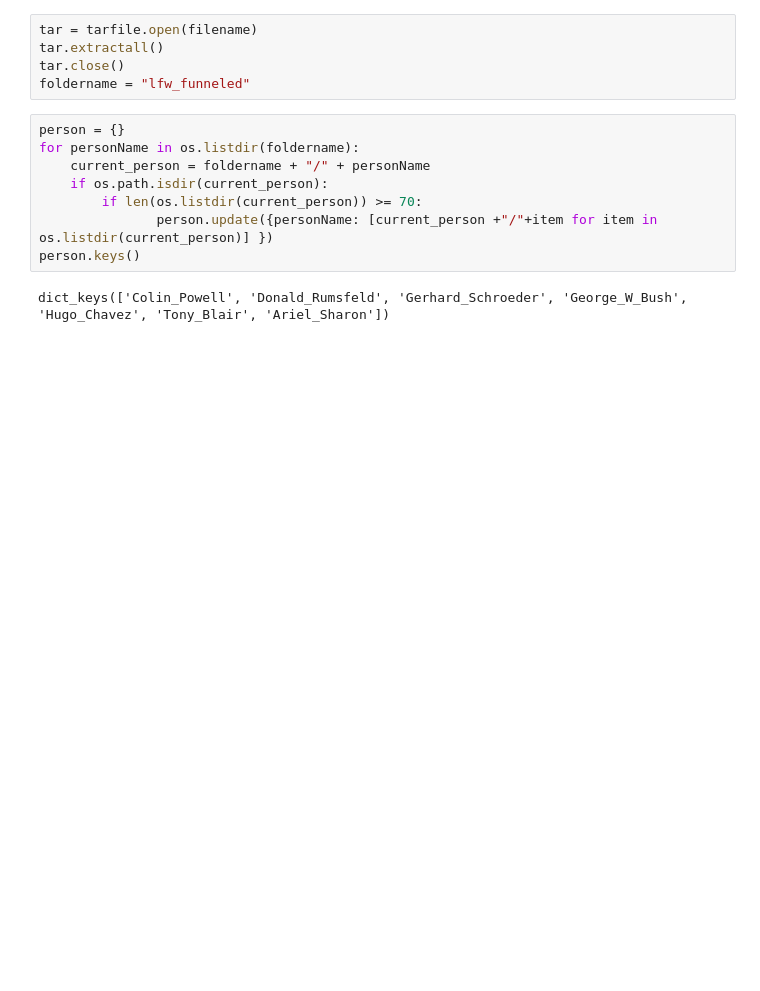
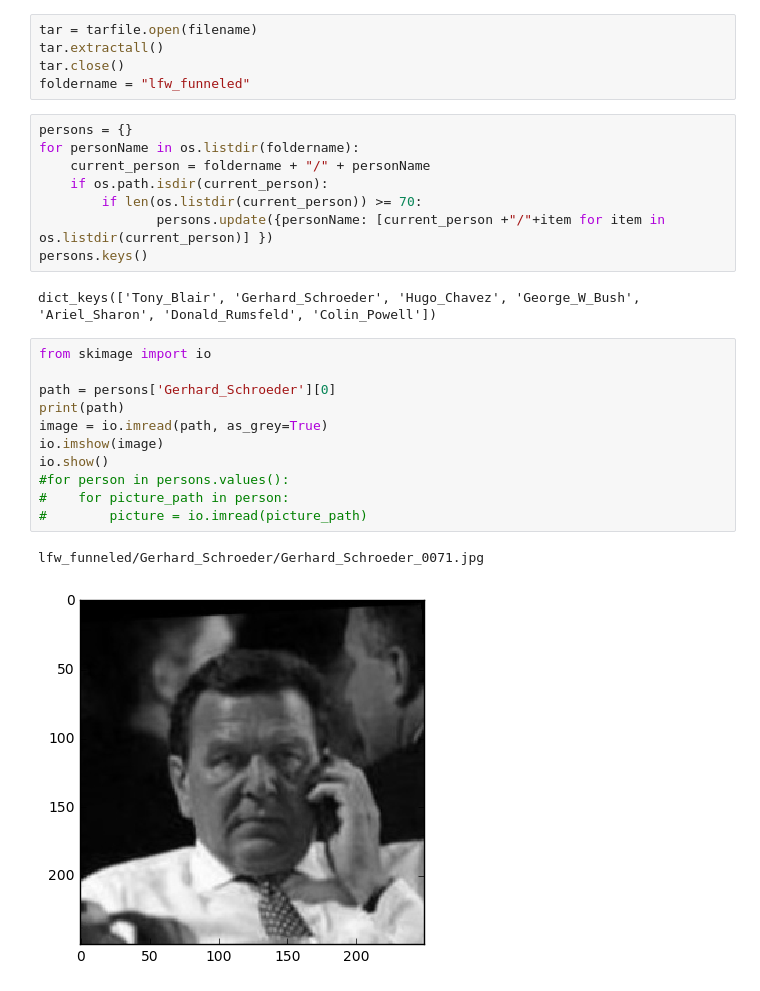
Before and after one commit to magoeke/htwg.machinelearning, a Jupyter notebook: 02/02_Eigengesichter.ipynb, the cells around one changed output. Cells and saved outputs as stored; diff of their text form; blank space fills up the shorter version.

Commit message:
Loaded one picture and cropped it.

```diff
--- a/02/02_Eigengesichter.ipynb
+++ b/02/02_Eigengesichter.ipynb
@@ -24,12 +23,26 @@ tar.extractall()
 tar.close()
 foldername = "lfw_funneled"
 # %%
-person = {}
+persons = {}
 for personName in os.listdir(foldername):
     current_person = foldername + "/" + personName
     if os.path.isdir(current_person):
         if len(os.listdir(current_person)) >= 70:
-               person.update({personName: [current_person +"/"+item for item in os.listdir(current_person)] })
-person.keys()
+               persons.update({personName: [current_person +"/"+item for item in os.listdir(current_person)] })
+persons.keys()
 # %% [output]
-dict_keys(['Colin_Powell', 'Donald_Rumsfeld', 'Gerhard_Schroeder', 'George_W_Bush', 'Hugo_Chavez', 'Tony_Blair', 'Ariel_Sharon'])
+dict_keys(['Tony_Blair', 'Gerhard_Schroeder', 'Hugo_Chavez', 'George_W_Bush', 'Ariel_Sharon', 'Donald_Rumsfeld', 'Colin_Powell'])
+# %%
+from skimage import io
+
+path = persons['Gerhard_Schroeder'][0]
+print(path)
+image = io.imread(path, as_grey=True)
+io.imshow(image)
+io.show()
+#for person in persons.values():
+#    for picture_path in person:
+#        picture = io.imread(picture_path)
+# %% [output]
+lfw_funneled/Gerhard_Schroeder/Gerhard_Schroeder_0071.jpg
+[figure, added]
```
Also changed, not shown: parts of 3 cells of this notebook.
